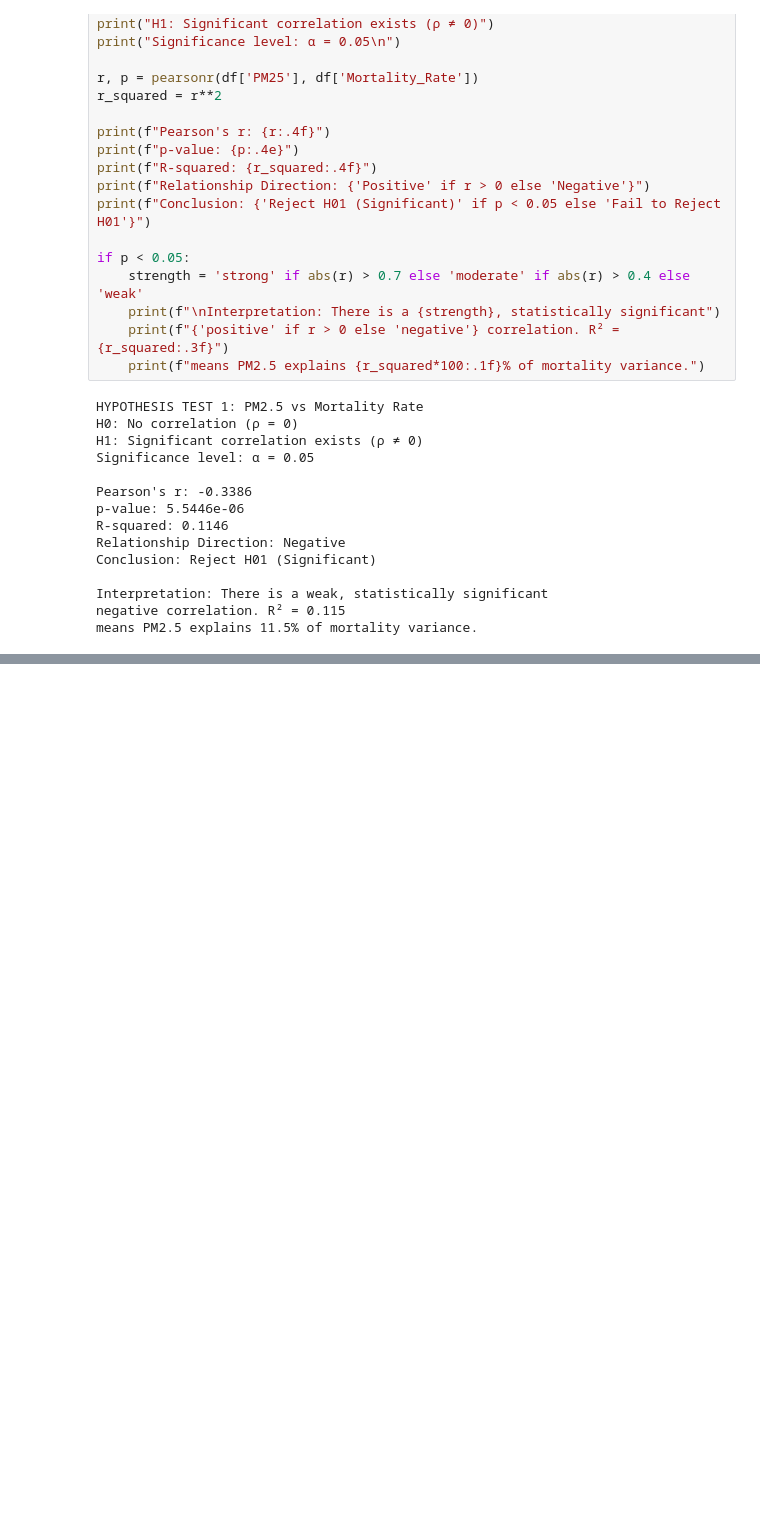
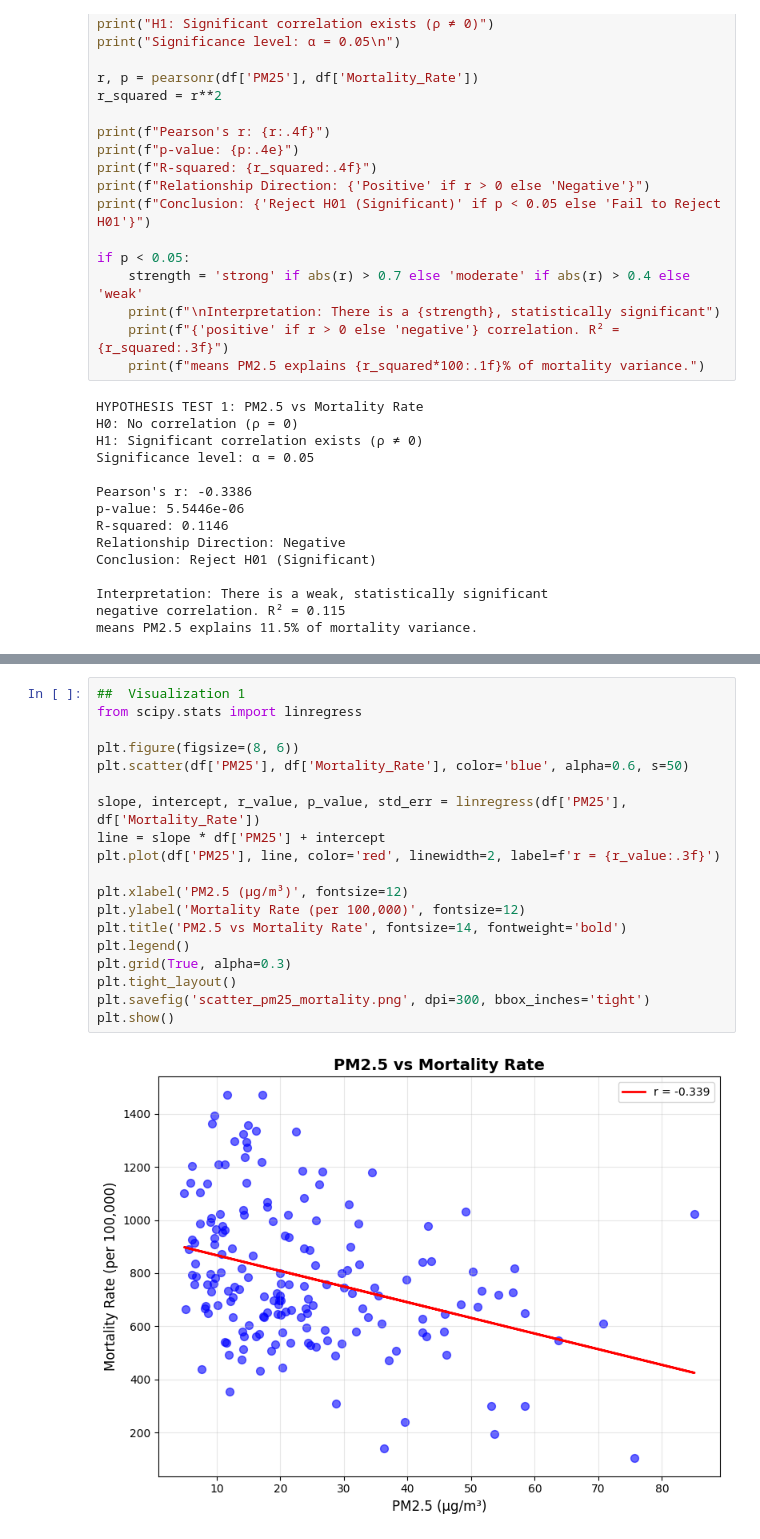
Before and after one commit to eceguneyyy/dsa210-project, a Jupyter notebook: analysis.ipynb, the cells around one changed output, grey strips where cells are left out. Drawn from its saved outputs; the diff is of its cells as text; blank space fills up the shorter version.

Commit message:
Update analysis, remove strip plot

```diff
--- a/analysis.ipynb
+++ b/analysis.ipynb
@@ -179,3 +177,24 @@ Conclusion: Reject H03 (Significant)
 
 Interpretation: PM2.5 levels differ significantly across income groups.
 Income level explains about 28.7% of PM2.5 variation.
+# %%
+##  Visualization 1
+from scipy.stats import linregress
+
+plt.figure(figsize=(8, 6))
+plt.scatter(df['PM25'], df['Mortality_Rate'], color='blue', alpha=0.6, s=50)
+
+slope, intercept, r_value, p_value, std_err = linregress(df['PM25'], df['Mortality_Rate'])
+line = slope * df['PM25'] + intercept
+plt.plot(df['PM25'], line, color='red', linewidth=2, label=f'r = {r_value:.3f}')
+
+plt.xlabel('PM2.5 (μg/m³)', fontsize=12)
+plt.ylabel('Mortality Rate (per 100,000)', fontsize=12)
+plt.title('PM2.5 vs Mortality Rate', fontsize=14, fontweight='bold')
+plt.legend()
+plt.grid(True, alpha=0.3)
+plt.tight_layout()
+plt.savefig('scatter_pm25_mortality.png', dpi=300, bbox_inches='tight')
+plt.show()
+# %% [output]
+[figure, added]
```
Also changed, not shown: parts of 4 cells of this notebook.
